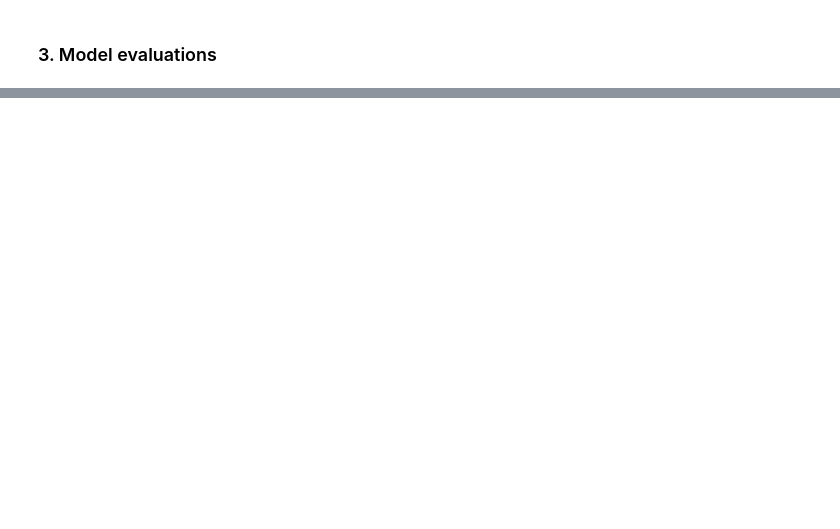
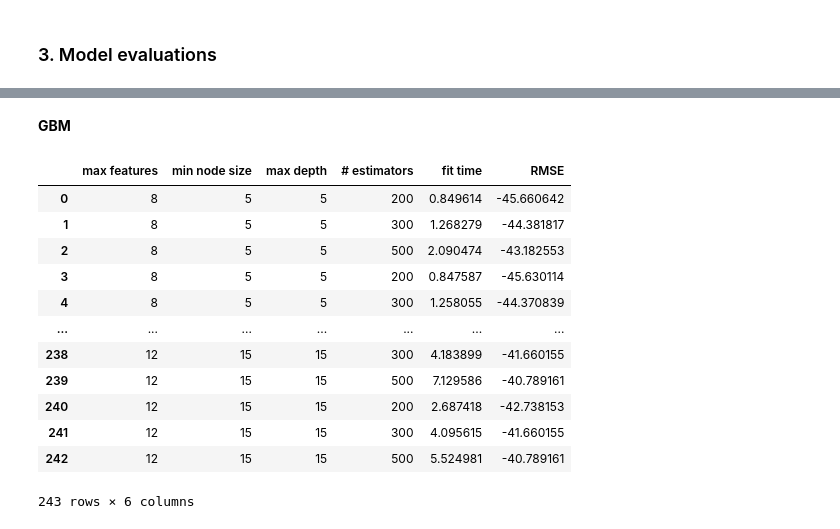
Before and after one commit to viethngn/Data_Analysis_3_ECBS5171, a Jupyter notebook: assignment2/assignment2_viethngn.ipynb, the cells around one changed output, grey strips where cells are left out. Saved outputs shown, nothing was run; the diff lists cells and outputs as text; code cells hidden in the pictures; blank space fills up the shorter version.

```diff
--- a/assignment2/assignment2_viethngn.ipynb
+++ b/assignment2/assignment2_viethngn.ipynb
@@ -707,0 +901,21 @@ gbm_plot.show()
+# %% [markdown]
+**GBM**
+# %%
+df_gbm_model_cv_results = pd.DataFrame(gbm_model_cv.cv_results_)[[
+    'param_max_features', 'param_min_samples_leaf', 'param_max_depth', 'param_n_estimators', 'mean_fit_time', 'mean_test_score']]
+df_gbm_model_cv_results.columns = ['max features', 'min node size', 'max depth', '# estimators', 'fit time', 'RMSE']
+df_gbm_model_cv_results
+# %% [output]
+|  | max features | min node size | max depth | # estimators | fit time | RMSE |
+| 0 | 8 | 5 | 5 | 200 | 0.849614 | -45.660642 |
+| 1 | 8 | 5 | 5 | 300 | 1.268279 | -44.381817 |
+| 2 | 8 | 5 | 5 | 500 | 2.090474 | -43.182553 |
+| 3 | 8 | 5 | 5 | 200 | 0.847587 | -45.630114 |
+| 4 | 8 | 5 | 5 | 300 | 1.258055 | -44.370839 |
+| ... | ... | ... | ... | ... | ... | ... |
+| 238 | 12 | 15 | 15 | 300 | 4.183899 | -41.660155 |
+| 239 | 12 | 15 | 15 | 500 | 7.129586 | -40.789161 |
+| 240 | 12 | 15 | 15 | 200 | 2.687418 | -42.738153 |
+| 241 | 12 | 15 | 15 | 300 | 4.095615 | -41.660155 |
+| 242 | 12 | 15 | 15 | 500 | 5.524981 | -40.789161 |
+243 rows × 6 columns
```
Also changed, not shown: parts of 69 cells of this notebook.
